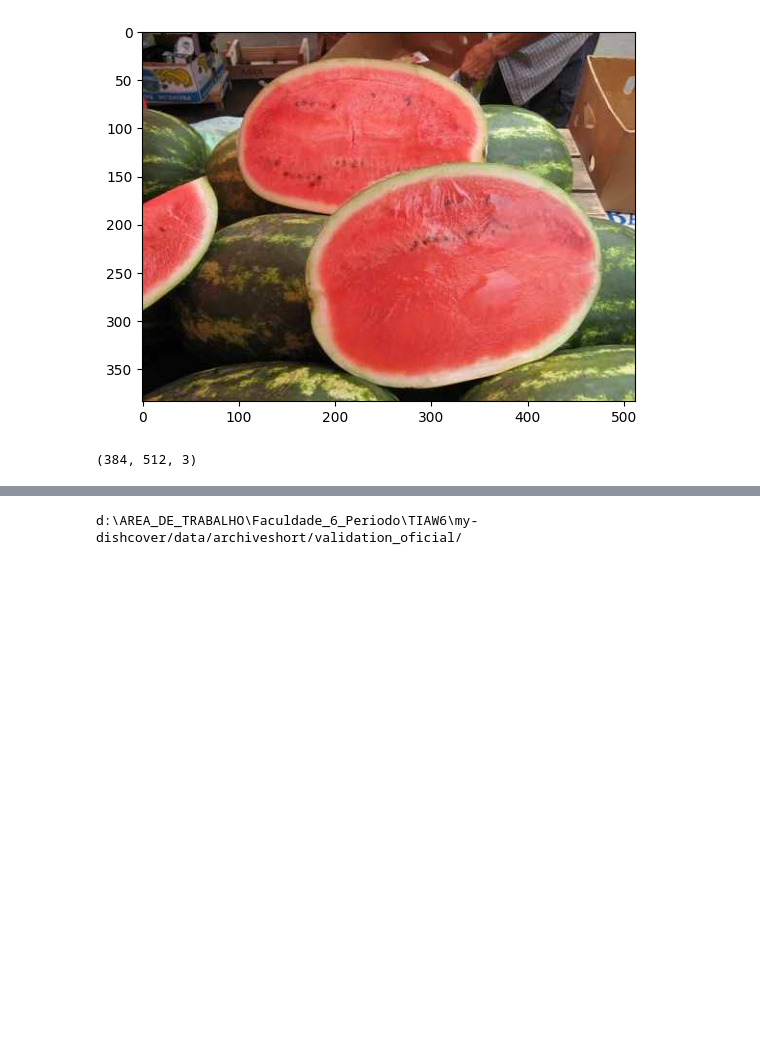
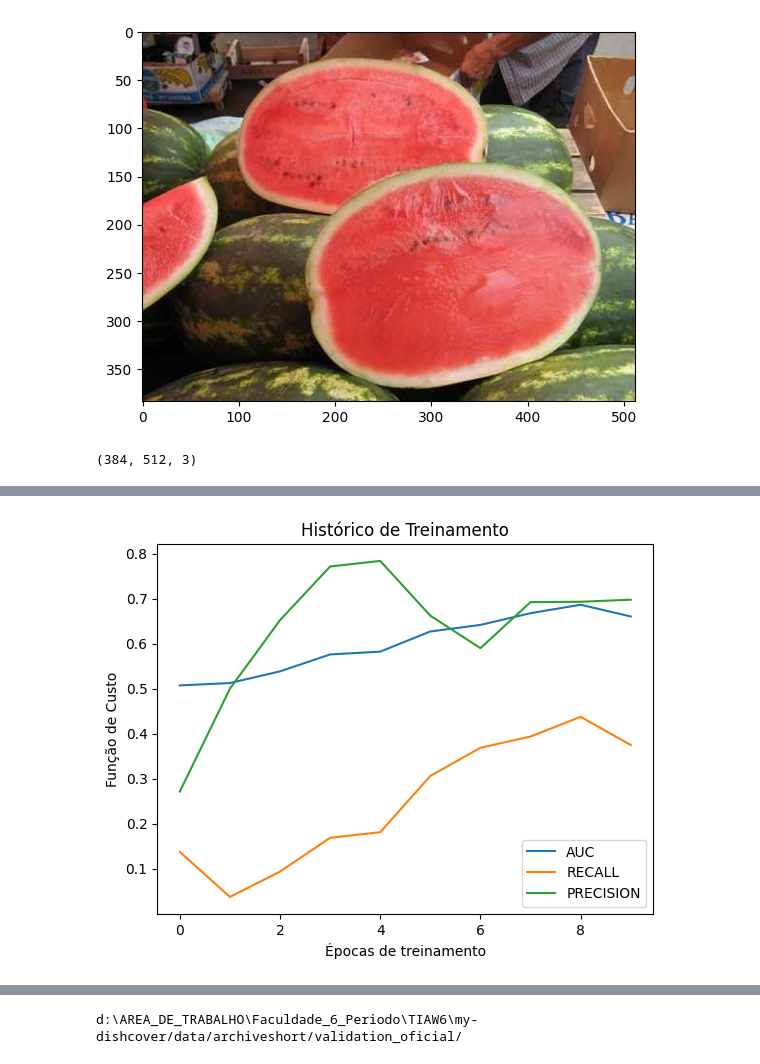
Before and after one commit to LucasVinicius314/dishcover, a Jupyter notebook: ia/rede_neural_class_CPU.ipynb, the cells around one changed output, grey strips where cells are left out. Saved outputs shown, nothing was run; the diff lists cells and outputs as text; code cells hidden in the pictures; blank space fills up the shorter version.

```diff
--- a/ia/rede_neural_class_CPU.ipynb
+++ b/ia/rede_neural_class_CPU.ipynb
@@ -143,3 +173,14 @@ print("Accuracy:", scores.mean())
+# %%
+plt.plot(resultados.history["auc"])
+plt.plot(resultados.history["recall"])
+plt.plot(resultados.history["precision"])
+plt.title("Histórico de Treinamento")
+plt.ylabel("Função de Custo")
+plt.xlabel("Épocas de treinamento")
+plt.legend(["AUC", "RECALL", "PRECISION"])
+plt.show()
+# %% [output]
+[figure, added]
 # %%
 plt.plot(resultados.history["loss"])
 plt.plot(resultados.history["val_loss"])
```
Also changed, not shown: parts of 5 cells of this notebook, 7 other files.
